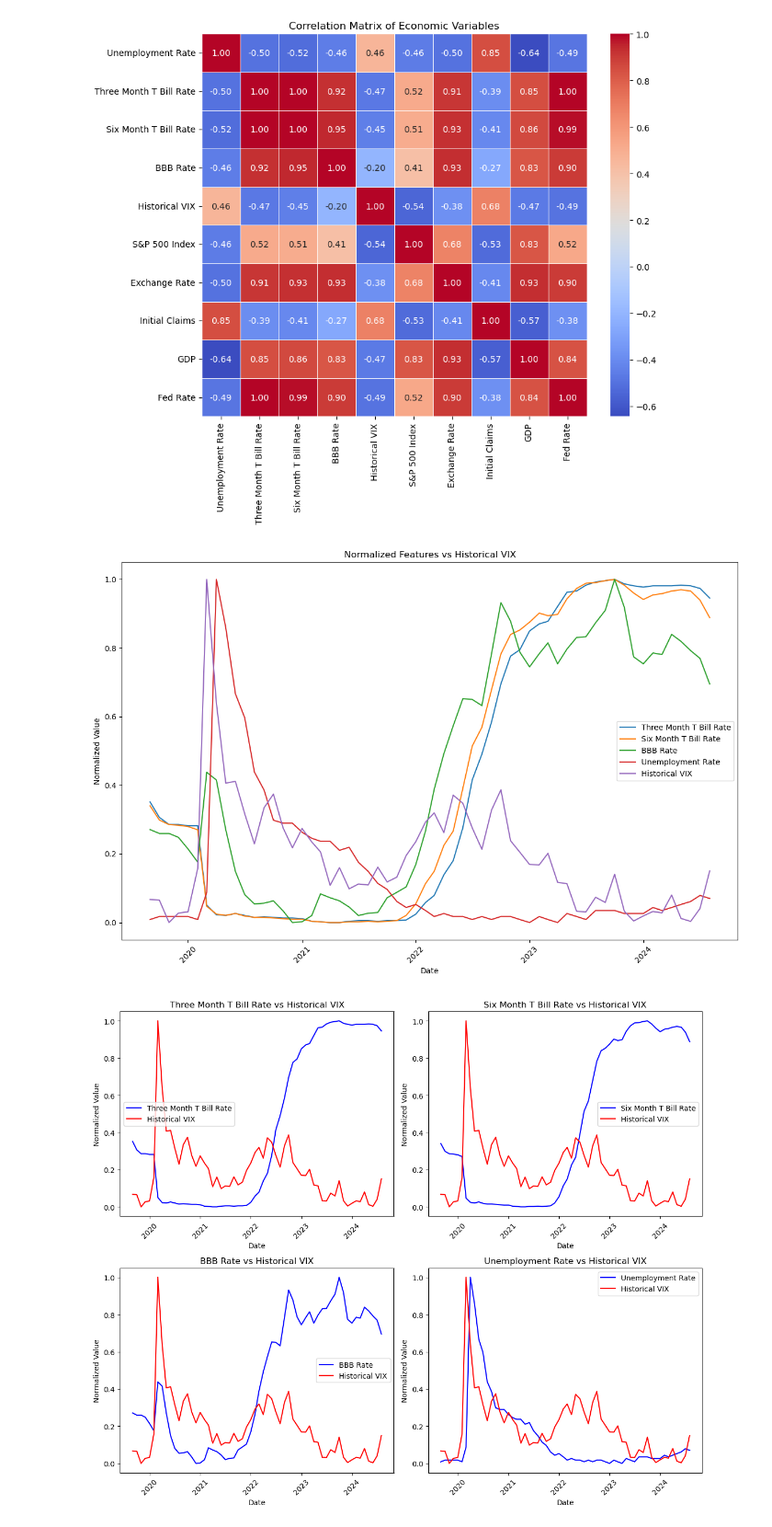
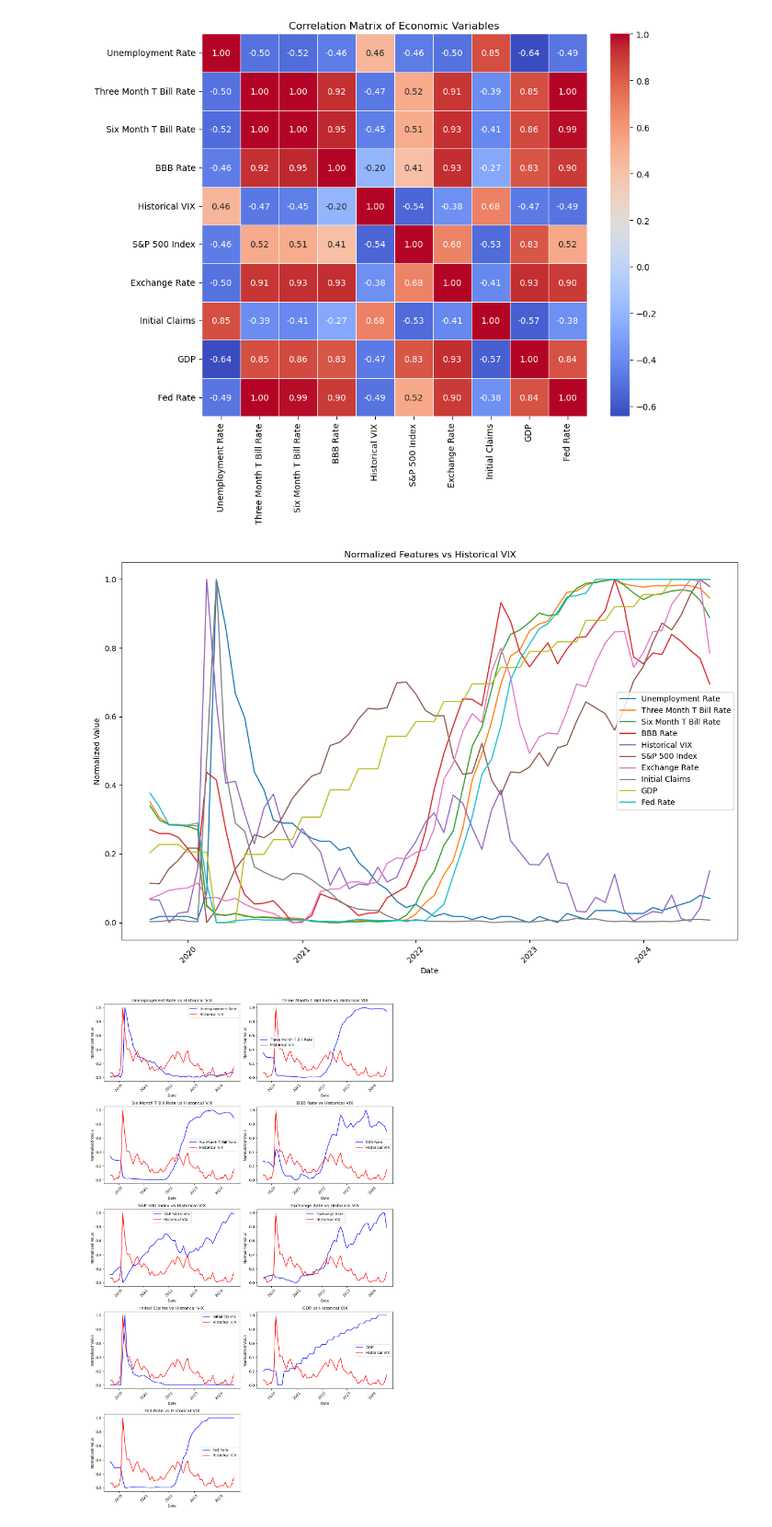
Before and after one commit to t-creech/VIX-Project, a Jupyter notebook: EDA.ipynb, the cells around one changed output. Shown at 92% size. Cells and saved outputs as stored; diff of their text form; code cells hidden in the pictures.

Commit message:
Added more graphs

```diff
--- a/EDA.ipynb
+++ b/EDA.ipynb
@@ -56,7 +64,7 @@ plt.show()
 [figure]
 # %%
 # Normalize the selected features along with VIX for plotting
-features_to_normalize = ['Three Month T Bill Rate', 'Six Month T Bill Rate', 'BBB Rate', 'Unemployment Rate', 'Historical VIX']
+features_to_normalize = data.drop(columns=["Date"]).columns
 
 # Normalize using Min-Max scaling
 normalized_data = data[features_to_normalize].apply(lambda x: (x - x.min()) / (x.max() - x.min()))
@@ -74,26 +82,26 @@ plt.legend()
 plt.tight_layout()
 plt.show()
 # %% [output]
-[figure, old version]
+[figure, new version]
 # %%
 # Create individual plots for each feature along with VIX
-features = ['Three Month T Bill Rate', 'Six Month T Bill Rate', 'BBB Rate', 'Unemployment Rate']
+features = data.drop(columns=["Date","Historical VIX"]).columns
 
-plt.figure(figsize=(12, 10))
+plt.figure(figsize=(12, 20))
 
 for i, feature in enumerate(features, 1):
-    plt.subplot(2, 2, i)
+    plt.subplot(5, 2, i)
     plt.plot(data['Date'], normalized_data[feature], label=feature, color='blue')
     plt.plot(data['Date'], normalized_data['Historical VIX'], label='Historical VIX', color='red')
     plt.xticks(rotation=45)
     plt.title(f'{feature} vs Historical VIX')
     plt.xlabel('Date')
     plt.ylabel('Normalized Value')
     plt.legend()
 
 plt.tight_layout()
 plt.show()
 # %% [output]
-[figure, old version]
+[figure, new version]
 # %%
 normalized_data.to_excel("Features to Graph.xlsx", index=False)
```
Also changed, not shown: parts of 1 cell of this notebook.
